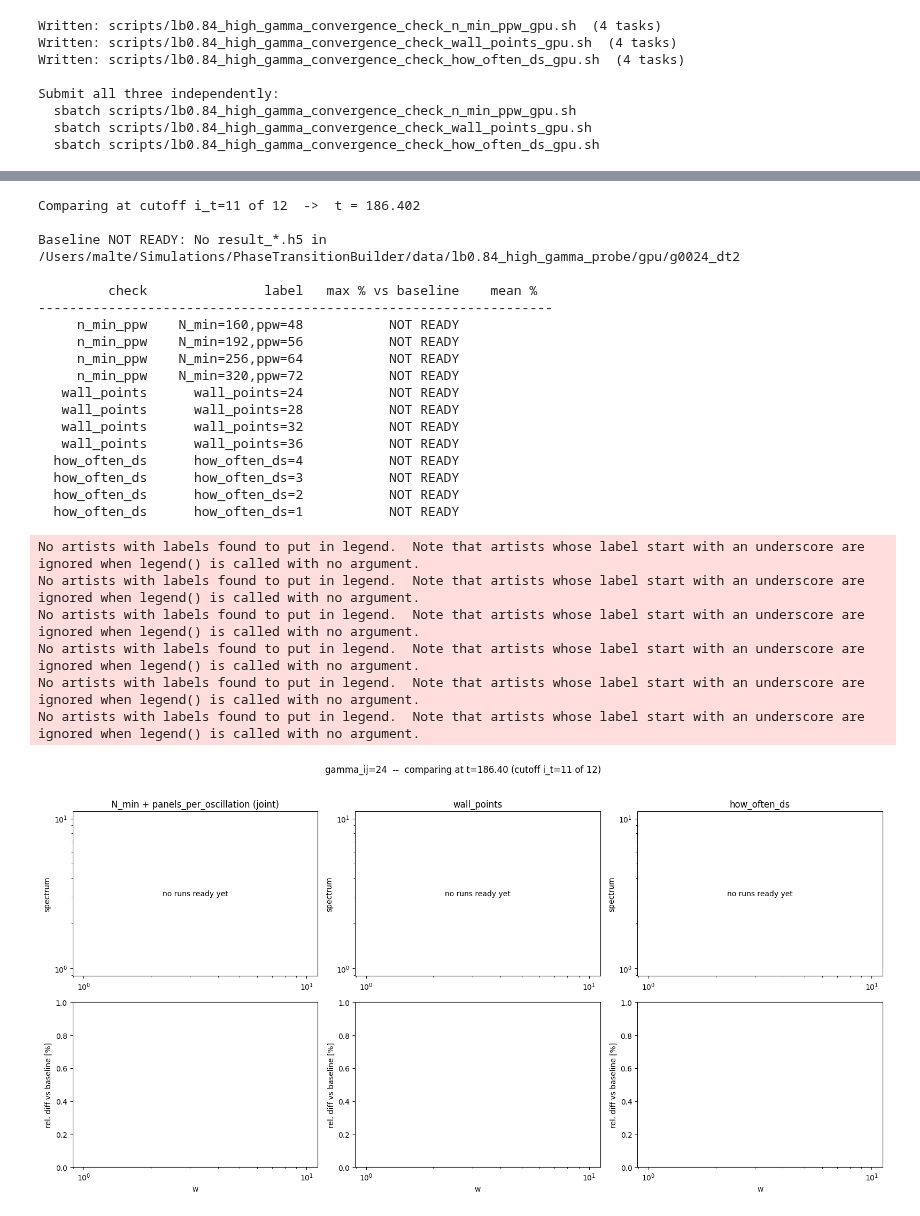
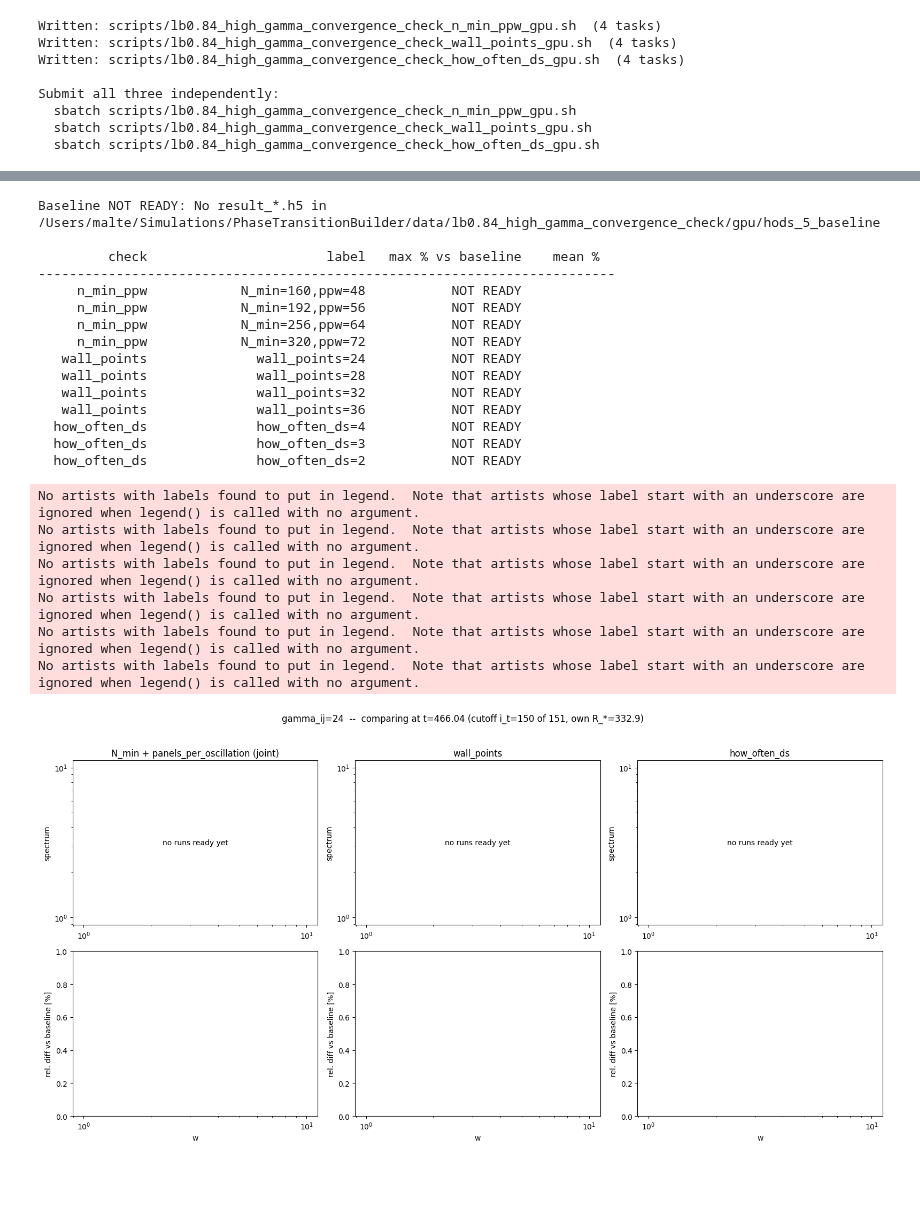
Before and after one commit to MSABuschmann/PhaseTransitionBuilder, a Jupyter notebook: notebooks/14_high_gamma_convergence_check.ipynb, the cells around one changed output, grey strips where cells are left out. Cells and saved outputs as stored; diff of their text form; code cells hidden in the pictures; blank space fills up the shorter version.

```diff
--- a/notebooks/14_high_gamma_convergence_check.ipynb
+++ b/notebooks/14_high_gamma_convergence_check.ipynb
@@ -180,7 +189,7 @@ manifest_rows = []   # (check, label, setup_rel, param, ppw, out_name)
 for n_min, ppw in NMIN_PPW_JOINT:
     out_name = f'nminppw_{n_min}_{ppw}'
     manifest_rows.append(('n_min_ppw', f'N_min={n_min},ppw={ppw}',
-                          EXISTING_SETUP.relative_to(REPO_ROOT), n_min, ppw, out_name))
+                          baseline_setup.relative_to(REPO_ROOT), n_min, ppw, out_name))
 
 for wp in WALL_POINTS_NEW:
     out_name = f'wallpoints_{wp}'
@@ -194,6 +203,13 @@ for hods in HOW_OFTEN_DS_NEW:
                           new_setups[f'hods_{hods}'].relative_to(REPO_ROOT),
                           LOCKED['n_min'], LOCKED['ppw'], out_name))
 
+# The new baseline: how_often_ds=5 (locked), same setup as N_min/ppw's --
+# this is the 4th how_often_ds slot, replacing the old "how_often_ds=1" test.
+BASELINE_NAME = 'hods_5_baseline'
+manifest_rows.append(('how_often_ds', 'how_often_ds=5 (BASELINE, locked)',
+                      baseline_setup.relative_to(REPO_ROOT),
+                      LOCKED['n_min'], LOCKED['ppw'], BASELINE_NAME))
+
 manifest = CHECK_ROOT / 'manifest.tsv'
 manifest.write_text(
     'check\tlabel\tsetup\tparam\tppw\tname\n' +
@@ -295,16 +308,12 @@ I_T = -1   # which cutoff to compare -- -1 = last (most time-saturated)
 
 
 def load_spectrum(out_dir, i_t=I_T):
-    '''Load the spectrum from the given result_*.h5 in out_dir (default: I_T).'''
     files = sorted(Path(out_dir).glob('result_*.h5'), key=lambda p: int(p.stem.split('_')[1]))
     if not files:
         raise FileNotFoundError(f'No result_*.h5 in {out_dir}')
     with h5py.File(files[i_t]) as f:
-        return f['w'][:], f['spectrum'][:]
-
-
-_i_t_abs = I_T if I_T >= 0 else len(times) + I_T
-print(f'Comparing at cutoff i_t={_i_t_abs} of {len(times)}  ->  t = {times[_i_t_abs]:.3f}\n')
+        t = f.attrs['t'] if 't' in f.attrs else None
+        return f['w'][:], f['spectrum'][:], t
 
 
 def rel_diff(ref, test, floor_frac=0.01):
@@ -315,53 +324,54 @@ def rel_diff(ref, test, floor_frac=0.01):
     return (test[mask] - ref[mask]) / ref[mask]
 
 
+BASELINE_OUTPUT = output_root / BASELINE_NAME
+
 try:
-    w_ref, spec_ref = load_spectrum(BASELINE_OUTPUT)
-    print(f'Baseline loaded: {BASELINE_OUTPUT.relative_to(REPO_ROOT)}')
+    w_ref, spec_ref, t_ref = load_spectrum(BASELINE_OUTPUT)
+    t_ref_str = f'{t_ref:.3f}' if t_ref is not None else f'{times[I_T]:.3f} (from setup; result predates the t-attribute fix)'
+    print(f'Baseline loaded: {BASELINE_OUTPUT.relative_to(REPO_ROOT)}  (t={t_ref_str})')
 except FileNotFoundError as e:
     w_ref = spec_ref = None
     print(f'Baseline NOT READY: {e}')
 
-# Collect everything (for the table AND the plots) keyed by check
 by_check = {'n_min_ppw': [], 'wall_points': [], 'how_often_ds': []}
 
 print()
-print(f"{'check':>14}  {'label':>18}  {'max % vs baseline':>18}  {'mean %':>8}")
-print('-' * 66)
+print(f"{'check':>14}  {'label':>26}  {'max % vs baseline':>18}  {'mean %':>8}")
+print('-' * 74)
 for check, label, setup_rel, param, ppw, name in manifest_rows:
+    if name == BASELINE_NAME:
+        continue   # baseline is the reference, not compared against itself
     out_dir = output_root / name
     try:
-        w_test, spec_test = load_spectrum(out_dir)
+        w_test, spec_test, _ = load_spectrum(out_dir)
         by_check[check].append((label, w_test, spec_test))
         if spec_ref is None:
-            print(f"{check:>14}  {label:>18}  {'(no baseline)':>18}")
+            print(f"{check:>14}  {label:>26}  {'(no baseline)':>18}")
             continue
         spec_test_i = np.interp(w_ref, w_test, spec_test)
         rd = rel_diff(spec_ref, spec_test_i)
         m = np.abs(rd).max() * 100 if rd.size else float('nan')
         a = np.abs(rd).mean() * 100 if rd.size else float('nan')
-        print(f"{check:>14}  {label:>18}  {m:>18.4f}  {a:>8.4f}")
+        print(f"{check:>14}  {label:>26}  {m:>18.4f}  {a:>8.4f}")
     except FileNotFoundError:
-        print(f"{check:>14}  {label:>18}  {'NOT READY':>18}")
+        print(f"{check:>14}  {label:>26}  {'NOT READY':>18}")
 # %% [output]
-Comparing at cutoff i_t=11 of 12  ->  t = 186.402
+Baseline NOT READY: No result_*.h5 in /Users/malte/Simulations/PhaseTransitionBuilder/data/lb0.84_high_gamma_convergence_check/gpu/hods_5_baseline
 
-Baseline NOT READY: No result_*.h5 in /Users/malte/Simulations/PhaseTransitionBuilder/data/lb0.84_high_gamma_probe/gpu/g0024_dt2
-
-         check               label   max % vs baseline    mean %
-------------------------------------------------------------------
-     n_min_ppw    N_min=160,ppw=48           NOT READY
-     n_min_ppw    N_min=192,ppw=56           NOT READY
-     n_min_ppw    N_min=256,ppw=64           NOT READY
-     n_min_ppw    N_min=320,ppw=72           NOT READY
-   wall_points      wall_points=24           NOT READY
-   wall_points      wall_points=28           NOT READY
-   wall_points      wall_points=32           NOT READY
-   wall_points      wall_points=36           NOT READY
-  how_often_ds      how_often_ds=4           NOT READY
-  how_often_ds      how_often_ds=3           NOT READY
-  how_often_ds      how_often_ds=2           NOT READY
-  how_often_ds      how_often_ds=1           NOT READY
+         check                       label   max % vs baseline    mean %
+--------------------------------------------------------------------------
+     n_min_ppw            N_min=160,ppw=48           NOT READY
+     n_min_ppw            N_min=192,ppw=56           NOT READY
+     n_min_ppw            N_min=256,ppw=64           NOT READY
+     n_min_ppw            N_min=320,ppw=72           NOT READY
+   wall_points              wall_points=24           NOT READY
+   wall_points              wall_points=28           NOT READY
+   wall_points              wall_points=32           NOT READY
+   wall_points              wall_points=36           NOT READY
+  how_often_ds              how_often_ds=4           NOT READY
+  how_often_ds              how_often_ds=3           NOT READY
+  how_often_ds              how_often_ds=2           NOT READY
 # %%
 CHECK_TITLES = {
     'n_min_ppw':    'N_min + panels_per_oscillation (joint)',
@@ -384,32 +394,34 @@ for col, check in enumerate(('n_min_ppw', 'wall_points', 'how_often_ds')):
                     transform=ax_spec.transAxes)
     for (label, w_test, spec_test), color in zip(entries, COLORS4):
         ax_spec.plot(w_test, spec_test, lw=1.4, ls='--', color=color, label=label)
         if spec_ref is not None:
             spec_test_i = np.interp(w_ref, w_test, spec_test)
             rd = (spec_test_i - spec_ref) / np.where(spec_ref != 0, spec_ref, np.nan)
             ax_diff.plot(w_ref, rd * 100, lw=1.4, color=color, label=label)
 
     ax_spec.set_xscale('log'); ax_spec.set_yscale('log')
     ax_spec.set_title(CHECK_TITLES[check])
     ax_spec.set_ylabel('spectrum')
     ax_spec.legend(frameon=False, fontsize=7)
 
     ax_diff.axhline(0, color='0.6', lw=0.8, ls=':')
     ax_diff.set_xscale('log')
     ax_diff.set_xlabel('w')
     ax_diff.set_ylabel('rel. diff vs baseline [%]')
     ax_diff.legend(frameon=False, fontsize=7)
 
-fig.suptitle(f'gamma_ij={GAMMA_IJ_TARGET}  --  comparing at t={times[_i_t_abs]:.2f} (cutoff i_t={_i_t_abs} of {len(times)})', y=1.02)
+_t_title = t_ref if (spec_ref is not None and t_ref is not None) else times[I_T]
+fig.suptitle(f'gamma_ij={GAMMA_IJ_TARGET}  --  comparing at t={_t_title:.2f} '
+            f'(cutoff i_t={I_T if I_T>=0 else n_t+I_T} of {n_t}, own R_*={R_STAR_OWN:.1f})', y=1.02)
 
 plt.tight_layout()
 plt.savefig(REPO_ROOT / 'high_gamma_convergence_check.pdf', bbox_inches='tight')
 plt.show()
 # %% [output]
 No artists with labels found to put in legend.  Note that artists whose label start with an underscore are ignored when legend() is called with no argument.
 No artists with labels found to put in legend.  Note that artists whose label start with an underscore are ignored when legend() is called with no argument.
 No artists with labels found to put in legend.  Note that artists whose label start with an underscore are ignored when legend() is called with no argument.
 No artists with labels found to put in legend.  Note that artists whose label start with an underscore are ignored when legend() is called with no argument.
 No artists with labels found to put in legend.  Note that artists whose label start with an underscore are ignored when legend() is called with no argument.
 No artists with labels found to put in legend.  Note that artists whose label start with an underscore are ignored when legend() is called with no argument.
-[figure, old version]
+[figure, new version]
```
Also changed, not shown: parts of 15 cells of this notebook.
